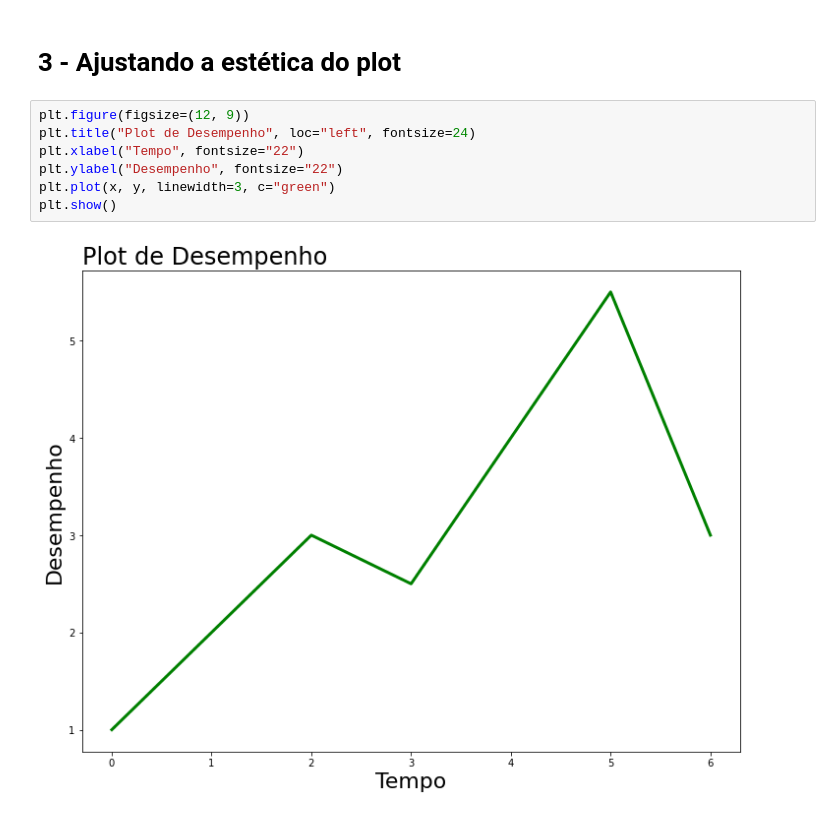
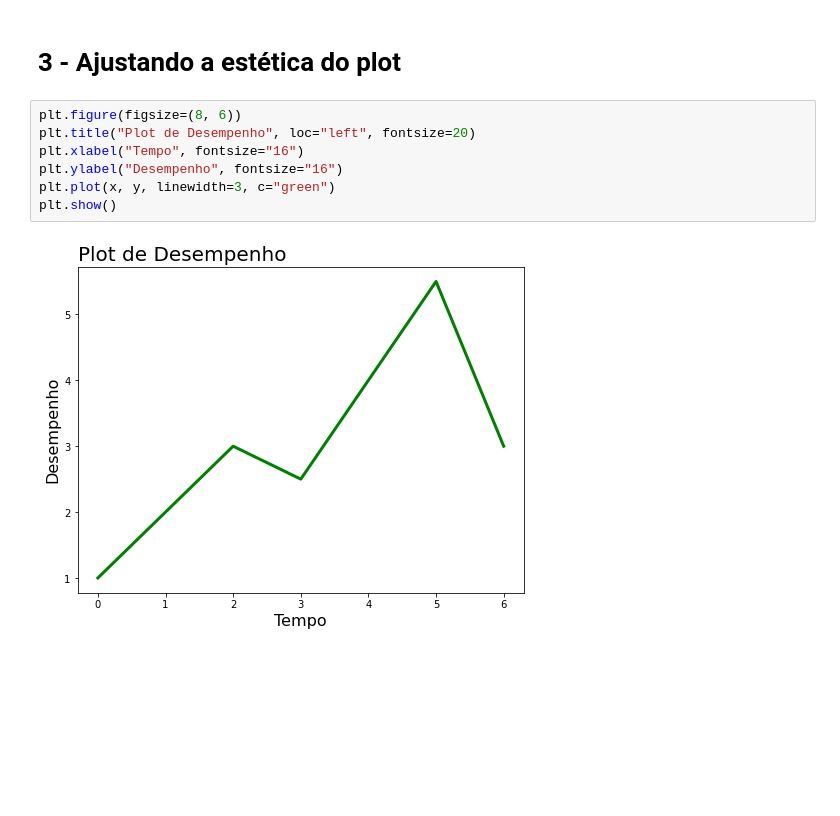
Before and after one commit to GGoes01/Alura_Python, a Jupyter notebook: PY_00 - Plotagem Basica.ipynb, the cells around one changed output. Cells and saved outputs as stored; diff of their text form; blank space fills up the shorter version.

Commit message:
Ajuste no figsize do plot e fontize das labels

```diff
--- a/PY_00 - Plotagem Basica.ipynb
+++ b/PY_00 - Plotagem Basica.ipynb
@@ -24,11 +24,11 @@ plt.show()
 # %% [markdown]
 # 3 - Ajustando a estética do plot
 # %%
-plt.figure(figsize=(12, 9))
-plt.title("Plot de Desempenho", loc="left", fontsize=24)
-plt.xlabel("Tempo", fontsize="22")
-plt.ylabel("Desempenho", fontsize="22")
+plt.figure(figsize=(8, 6))
+plt.title("Plot de Desempenho", loc="left", fontsize=20)
+plt.xlabel("Tempo", fontsize="16")
+plt.ylabel("Desempenho", fontsize="16")
 plt.plot(x, y, linewidth=3, c="green")
 plt.show()
 # %% [output]
-[figure, old version]
+[figure, new version]
```
